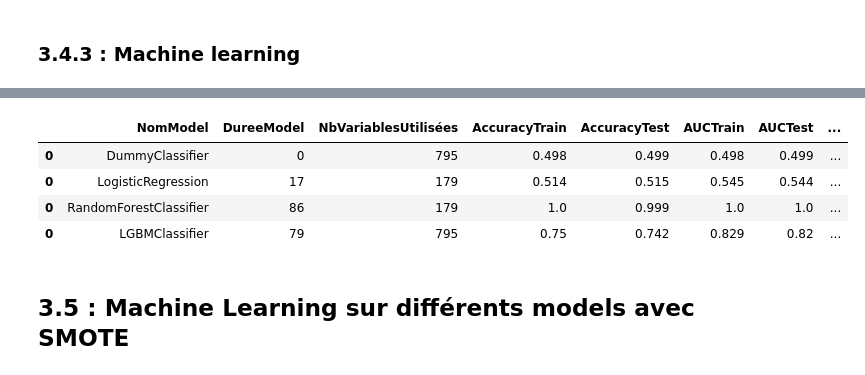
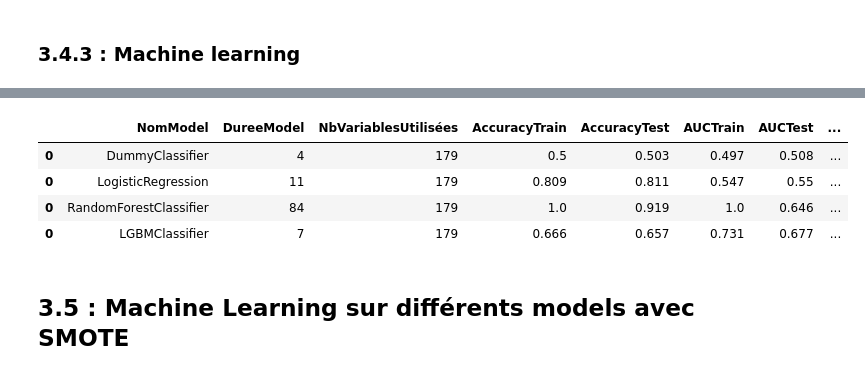
Before and after one commit to JohanRocheteau/Credit-Scoring-Model-Deployment-2023, a Jupyter notebook: Notebook/MLP7-ChoixModèle-Unbalance.ipynb, the cells around one changed output, grey strips where cells are left out. Drawn from its saved outputs; the diff is of its cells as text; code cells hidden in the pictures.

```diff
--- a/Notebook/MLP7-ChoixModèle-Unbalance.ipynb
+++ b/Notebook/MLP7-ChoixModèle-Unbalance.ipynb
@@ -97,7 +100,7 @@ def AUC(model, X_train, X_test) :
 def custom_metric(y_true, proba):
     Bestproba = 12
     Bestscore = 10
-    for j in range(70,101):
+    for j in range(30,101):
         y_pred = []
         for i in proba :
             if i >= j/100 :
@@ -106,7 +109,7 @@ def custom_metric(y_true, proba):
                 y_pred.append(0)
 
         cm = confusion_matrix(y_true, y_pred)
-        mesure = round(((cm[0][1]*10 + cm[1][0])/(cm[0][1]*10 + cm[1][0] + cm[0][0] + cm[1][1])),3)
+        mesure = round(((cm[1][0]*10 + cm[0][1])/(cm[1][0]*10 + cm[0][1] + cm[0][0] + cm[1][1])),3)
         if mesure < Bestscore :
             Bestscore = mesure
             Bestproba = j/100
@@ -119,7 +122,7 @@ custom_score = make_scorer(custom_metric, greater_is_better = False, needs_proba
 def bestproba(y_true, proba):
     Bestproba = 12
     Bestscore = 10
-    for j in range(70,101):
+    for j in range(30,101):
         y_pred = []
         for i in proba :
             if i >= j/100 :
@@ -128,7 +131,7 @@ def bestproba(y_true, proba):
                 y_pred.append(0)
 
         cm = confusion_matrix(y_true, y_pred)
-        mesure = round(((cm[0][1]*10 + cm[1][0])/(cm[0][1]*10 + cm[1][0] + cm[0][0] + cm[1][1])),3)
+        mesure = round(((cm[1][0]*10 + cm[0][1])/(cm[1][0]*10 + cm[0][1] + cm[0][0] + cm[1][1])),3)
         if mesure < Bestscore :
             Bestscore = mesure
             Bestproba = j/100
@@ -446,9 +432,21 @@ test_over.head()
+# %%
+# Création des modèles de bases (avec Pipeline):
+model_RFC = Pipeline([('sampling', RandomOverSampler(sampling_strategy='auto', random_state=42)), ('classifier', RandomForestClassifier(random_state = 42, n_jobs = -1))])
+model_RL = Pipeline([('sampling', RandomOverSampler(sampling_strategy='auto', random_state=42)), ('classifier', LogisticRegression(random_state = 42, n_jobs = -1))])
+model_LGBMC = Pipeline([('sampling', RandomOverSampler(sampling_strategy='auto', random_state=42)), ('classifier', LGBMClassifier(random_state = 42, n_jobs = -1, verbose=-1, objective="binary", n_estimators=100))])
+model_DUMC = Pipeline([('sampling', RandomOverSampler(sampling_strategy='auto', random_state=42)), ('classifier', DummyClassifier(strategy = "stratified", random_state = 42))])
+
+models = []
+models.append(('Dummy',model_DUMC))
+models.append(('Regression Logistic',model_RL))
+models.append(('Random Forest',model_RFC))
+models.append(('Light GBM',model_LGBMC))
 # %% [markdown]
 ### 3.4.2 : Création des X, y et des Test/Train pour les modèles
 # %%
 # Variables pour l'analyse en ML
-y = test_over['TARGET']
-X = test_over.iloc[:,1:]
+y = Data['TARGET']
+X = Data.iloc[:,1:].dropna(axis = 1)
 # %%
 # Split des données :
 X_train, X_test, y_train, y_test = TrainTest (X, y)
@@ -477,5 +475,6 @@ for name, model in models:
     DFOVER = pd.concat([DFOVER, Resultats])
 
 DFOVER.columns = ['NomModel', 'DureeModel', 'NbVariablesUtilisées', 'AccuracyTrain', 'AccuracyTest', 'AUCTrain', 'AUCTest', 'CustomeTrain', 'BestPourcentProba']
+DFOVER['NomModel'] = ['DummyClassifier', "LogisticRegression", "RandomForestClassifier", "LGBMClassifier"]
 DFOVER
 # %% [output]
@@ -483,7 +481,7 @@ DFOVER
 |  | NomModel | DureeModel | NbVariablesUtilisées | AccuracyTrain | AccuracyTest | AUCTrain | AUCTest | ... |
-| 0 | DummyClassifier | 0 | 795 | 0.498 | 0.499 | 0.498 | 0.499 | ... |
-| 0 | LogisticRegression | 17 | 179 | 0.514 | 0.515 | 0.545 | 0.544 | ... |
-| 0 | RandomForestClassifier | 86 | 179 | 1.0 | 0.999 | 1.0 | 1.0 | ... |
-| 0 | LGBMClassifier | 79 | 795 | 0.75 | 0.742 | 0.829 | 0.82 | ... |
+| 0 | DummyClassifier | 4 | 179 | 0.5 | 0.503 | 0.497 | 0.508 | ... |
+| 0 | LogisticRegression | 11 | 179 | 0.809 | 0.811 | 0.547 | 0.55 | ... |
+| 0 | RandomForestClassifier | 84 | 179 | 1.0 | 0.919 | 1.0 | 0.646 | ... |
+| 0 | LGBMClassifier | 7 | 179 | 0.666 | 0.657 | 0.731 | 0.677 | ... |
 # %% [markdown]
 ## 3.5 : Machine Learning sur différents models avec SMOTE
```
Also changed, not shown: parts of 17 cells of this notebook.
